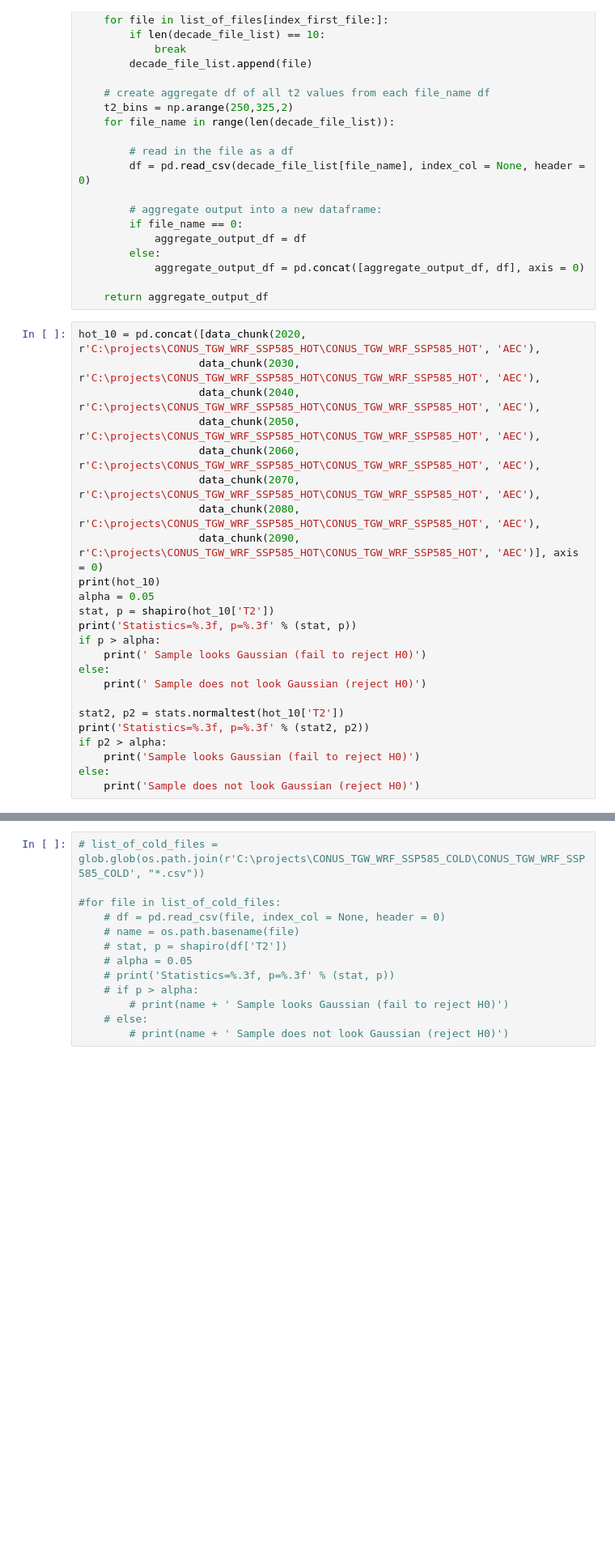
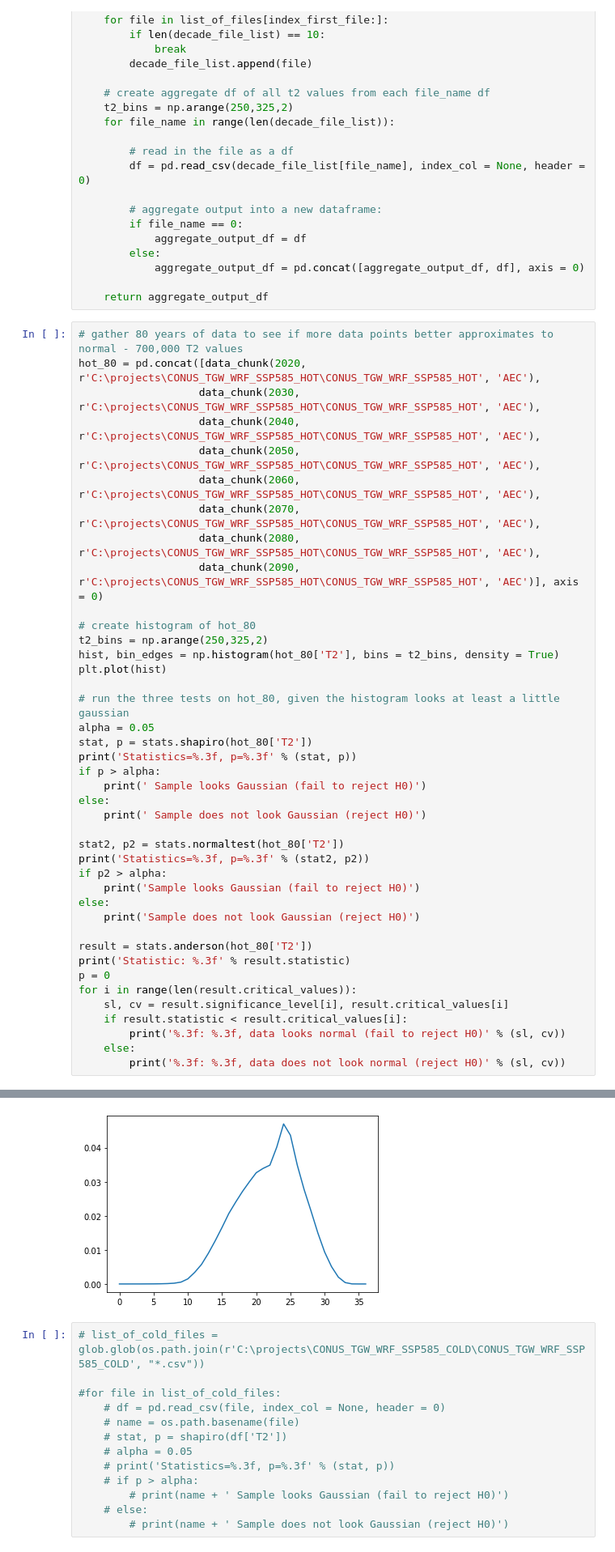
Before and after one commit to IMMM-SFA/misha_code, a Jupyter notebook: divergence_testing.ipynb, the cells around one changed output, grey strips where cells are left out. Shown at 81% size. Drawn from its saved outputs; the diff is of its cells as text; blank space fills up the shorter version.

Commit message:
adds normality stuff and cohen d

```diff
--- a/divergence_testing.ipynb
+++ b/divergence_testing.ipynb
@@ -230,7 +236,8 @@ def data_chunk(first_year, files_path, input_BA): # input first_year as an integ
 
     return aggregate_output_df
 # %%
-hot_10 = pd.concat([data_chunk(2020, r'C:\projects\CONUS_TGW_WRF_SSP585_HOT\CONUS_TGW_WRF_SSP585_HOT', 'AEC'),
+# gather 80 years of data to see if more data points better approximates to normal - 700,000 T2 values
+hot_80 = pd.concat([data_chunk(2020, r'C:\projects\CONUS_TGW_WRF_SSP585_HOT\CONUS_TGW_WRF_SSP585_HOT', 'AEC'),
                    data_chunk(2030, r'C:\projects\CONUS_TGW_WRF_SSP585_HOT\CONUS_TGW_WRF_SSP585_HOT', 'AEC'),
                    data_chunk(2040, r'C:\projects\CONUS_TGW_WRF_SSP585_HOT\CONUS_TGW_WRF_SSP585_HOT', 'AEC'),
                    data_chunk(2050, r'C:\projects\CONUS_TGW_WRF_SSP585_HOT\CONUS_TGW_WRF_SSP585_HOT', 'AEC'),
@@ -238,19 +245,35 @@ hot_10 = pd.concat([data_chunk(2020, r'C:\projects\CONUS_TGW_WRF_SSP585_HOT\CONU
                    data_chunk(2070, r'C:\projects\CONUS_TGW_WRF_SSP585_HOT\CONUS_TGW_WRF_SSP585_HOT', 'AEC'),
                    data_chunk(2080, r'C:\projects\CONUS_TGW_WRF_SSP585_HOT\CONUS_TGW_WRF_SSP585_HOT', 'AEC'),
                    data_chunk(2090, r'C:\projects\CONUS_TGW_WRF_SSP585_HOT\CONUS_TGW_WRF_SSP585_HOT', 'AEC')], axis = 0)
-print(hot_10)
+
+# create histogram of hot_80
+t2_bins = np.arange(250,325,2)
+hist, bin_edges = np.histogram(hot_80['T2'], bins = t2_bins, density = True)
+plt.plot(hist)
+
+# run the three tests on hot_80, given the histogram looks at least a little gaussian
 alpha = 0.05
-stat, p = shapiro(hot_10['T2'])
+stat, p = stats.shapiro(hot_80['T2'])
 print('Statistics=%.3f, p=%.3f' % (stat, p))
 if p > alpha:
     print(' Sample looks Gaussian (fail to reject H0)')
 else:
     print(' Sample does not look Gaussian (reject H0)')
 
-stat2, p2 = stats.normaltest(hot_10['T2'])
+stat2, p2 = stats.normaltest(hot_80['T2'])
 print('Statistics=%.3f, p=%.3f' % (stat2, p2))
 if p2 > alpha:
     print('Sample looks Gaussian (fail to reject H0)')
 else:
     print('Sample does not look Gaussian (reject H0)')
+
+result = stats.anderson(hot_80['T2'])
+print('Statistic: %.3f' % result.statistic)
+p = 0
+for i in range(len(result.critical_values)):
+    sl, cv = result.significance_level[i], result.critical_values[i]
+    if result.statistic < result.critical_values[i]:
+        print('%.3f: %.3f, data looks normal (fail to reject H0)' % (sl, cv))
+    else:
+        print('%.3f: %.3f, data does not look normal (reject H0)' % (sl, cv))
 # %% [output]
@@ -275,3 +290,4 @@ Sample does not look Gaussian (reject H0)
+[figure, added]
 # %%
 # list_of_cold_files = glob.glob(os.path.join(r'C:\projects\CONUS_TGW_WRF_SSP585_COLD\CONUS_TGW_WRF_SSP585_COLD', "*.csv"))
 
```
Also changed, not shown: parts of 17 cells of this notebook.
